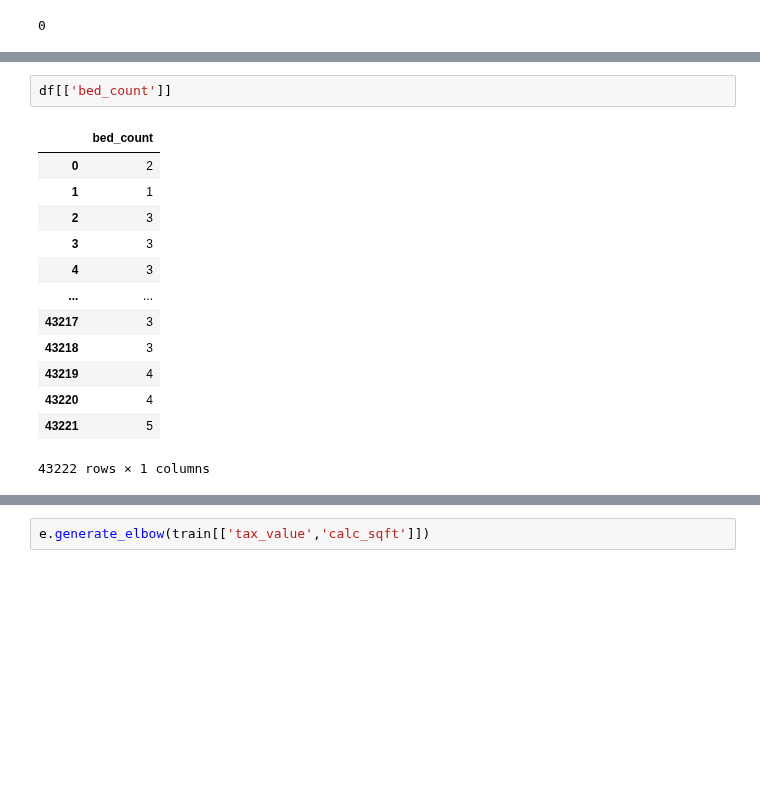
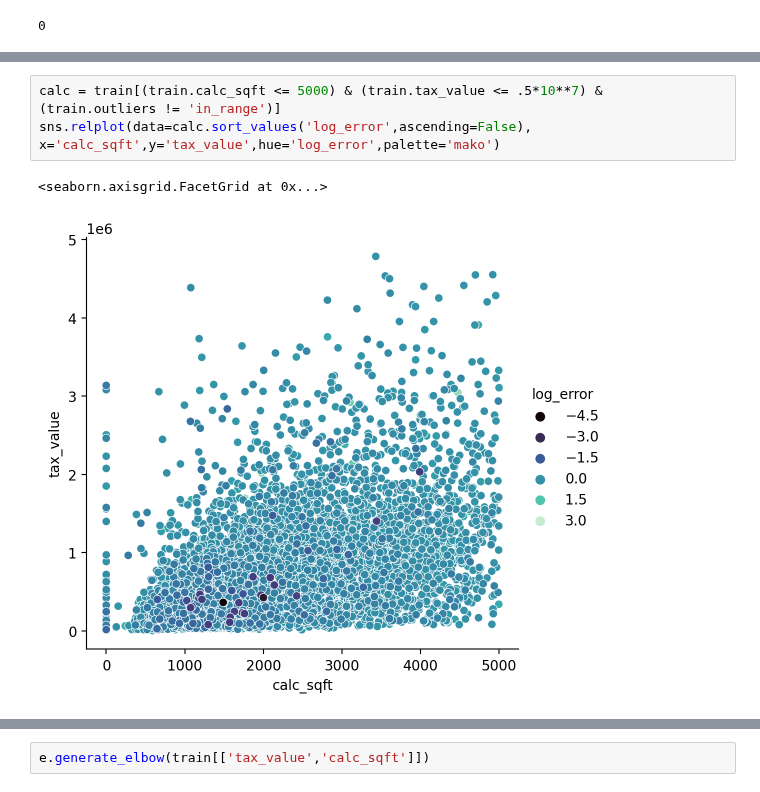
Before and after one commit to L-G-B-Team/clustering-project, a Jupyter notebook: woody_explore.ipynb, the cells around one changed output, grey strips where cells are left out. Saved outputs shown, nothing was run; the diff lists cells and outputs as text; blank space fills up the shorter version.

```diff
--- a/woody_explore.ipynb
+++ b/woody_explore.ipynb
@@ -31,16 +31,6 @@ sns.relplot(data=train.sort_values(by='fips'), x='calc_sqft', y='log_error',hue=
-# %%
-df[['bed_count']]
-# %% [output]
-|  | bed_count |
-| 0 | 2 |
-| 1 | 1 |
-| 2 | 3 |
-| 3 | 3 |
-| 4 | 3 |
-| ... | ... |
-| 43217 | 3 |
-| 43218 | 3 |
-| 43219 | 4 |
-| 43220 | 4 |
-| 43221 | 5 |
-43222 rows × 1 columns
+# %%
+calc = train[(train.calc_sqft <= 5000) & (train.tax_value <= .5*10**7) & (train.outliers != 'in_range')]
+sns.relplot(data=calc.sort_values('log_error',ascending=False), x='calc_sqft',y='tax_value',hue='log_error',palette='mako')
+# %% [output]
+<seaborn.axisgrid.FacetGrid at 0x...>
+[figure, added]
```
Also changed, not shown: parts of 2 cells of this notebook.
